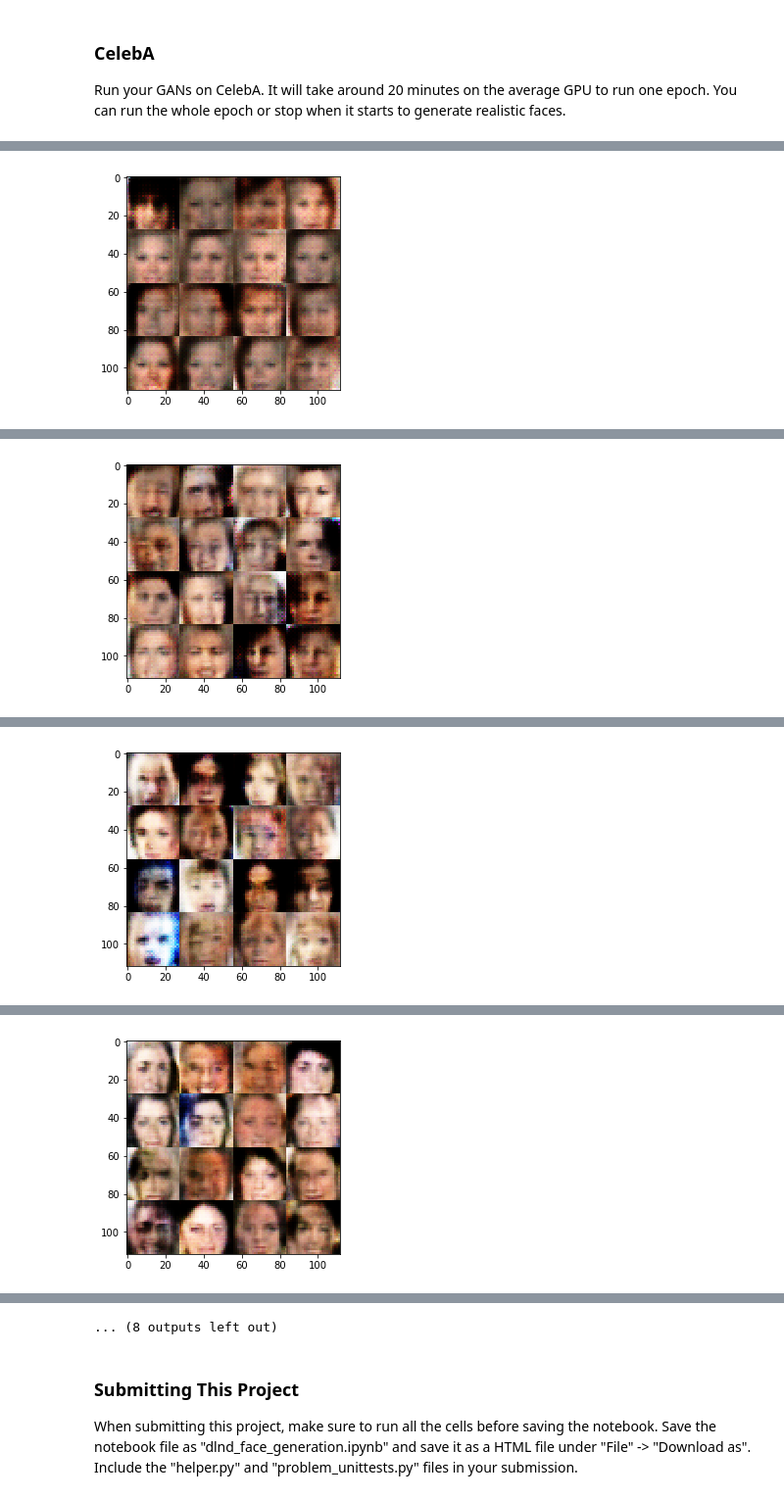
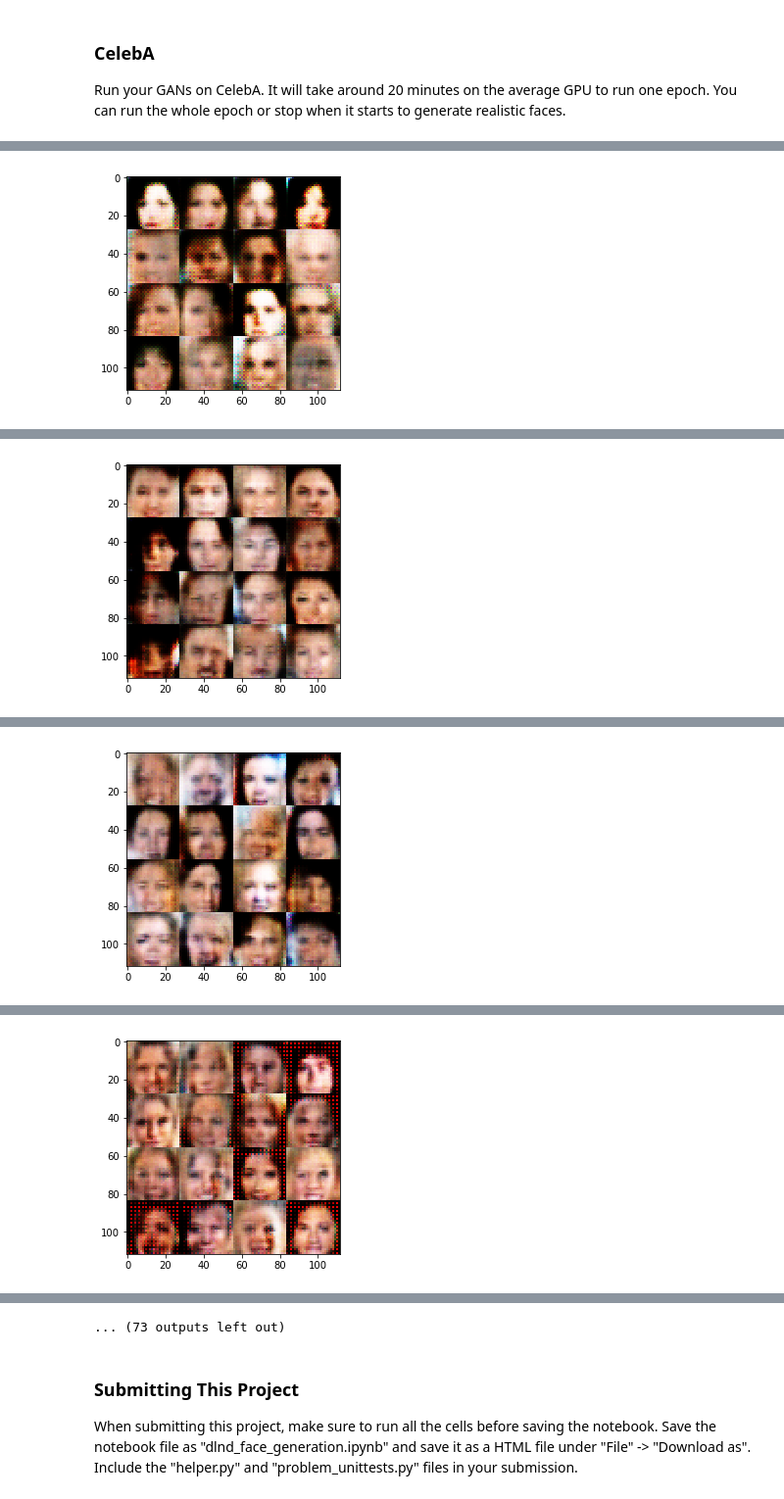
Before and after one commit to ayresbarcelos/deep-learning, a Jupyter notebook: face_generation/dlnd_face_generation.ipynb, the cells around one changed output, grey strips where cells are left out. Shown at 98% size. Cells and saved outputs as stored; diff of their text form; code cells hidden in the pictures.

```diff
--- a/face_generation/dlnd_face_generation.ipynb
+++ b/face_generation/dlnd_face_generation.ipynb
@@ -145,22 +145,22 @@ def discriminator(images, reuse=False):
     with tf.variable_scope('discriminator', reuse=reuse):
         # Input 28x28x3
 #         x1 = tf.layers.conv2d(images, 128, 3, strides=2, kernel_initializer=tf.random_normal_initializer(stddev=0.1), padding='same')
-        x1 = tf.layers.conv2d(images, 128, 3, strides=2, padding='same')
+        x1 = tf.layers.conv2d(images, 128, 3, strides=2, kernel_initializer=tf.contrib.layers.xavier_initializer(), padding='same')
         relu1 = tf.maximum(alpha * x1, x1)
         # 14x14x128
 
-        x2 = tf.layers.conv2d(relu1, 128, 5, strides=2, padding='same')
+        x2 = tf.layers.conv2d(relu1, 128, 5, strides=2, kernel_initializer=tf.contrib.layers.xavier_initializer(), padding='same')
         bn2 = tf.layers.batch_normalization(x2, training=True)
         relu2 = tf.maximum(alpha * bn2, bn2)
         # 7x7x128
 
-        x3 = tf.layers.conv2d(relu2, 256, 5, strides=2, padding='same')
+        x3 = tf.layers.conv2d(relu2, 256, 5, strides=2, kernel_initializer=tf.contrib.layers.xavier_initializer(), padding='same')
         bn3 = tf.layers.batch_normalization(x3, training=True)
         relu3 = tf.maximum(alpha * bn3, bn3)
         # 4x4x256
 
         flat = tf.reshape(relu3, (-1, 4*4*256))
-        logits = tf.layers.dense(flat, 1)
+        logits = tf.layers.dense(flat, 1, kernel_initializer=tf.contrib.layers.xavier_initializer())
         out = tf.sigmoid(logits)
 
         return out, logits
@@ -187,17 +187,17 @@ def generator(z, out_channel_dim, is_train=True):
     reuse = not is_train
     alpha = 0.1
     with tf.variable_scope('generator', reuse=reuse):
-        x1 = tf.layers.dense(z, 7*7*256)
+        x1 = tf.layers.dense(z, 7*7*128, kernel_initializer=tf.contrib.layers.xavier_initializer())
 
-        x1 = tf.reshape(x1, (-1, 7, 7, 256))
+        x1 = tf.reshape(x1, (-1, 7, 7, 128))
         x1 = tf.layers.batch_normalization(x1, training=is_train)
         x1 = tf.maximum(alpha * x1, x1)
-        # 7x7x256
+        # 7x7x128
 
-        x2 = tf.layers.conv2d_transpose(x1, 256, 5, strides=2, padding='same')
+        x2 = tf.layers.conv2d_transpose(x1, 64, 5, strides=2, kernel_initializer=tf.contrib.layers.xavier_initializer(), padding='same')
         x2 = tf.layers.batch_normalization(x2, training=is_train)
         x2 = tf.maximum(alpha * x2, x2)
-        # 14x14x256
+        # 14x14x128
 
 #         x3 = tf.layers.conv2d_transpose(x2, 256, 5, strides=2, padding='same')
 #         x3 = tf.layers.batch_normalization(x3, training=is_train)
@@ -206,7 +206,7 @@ def generator(z, out_channel_dim, is_train=True):
 
 #         logits = tf.layers.conv2d_transpose(x3, out_channel_dim, 3, strides=1, padding='same')
 
-        logits = tf.layers.conv2d_transpose(x2, out_channel_dim, 5, strides=2, padding='same')
+        logits = tf.layers.conv2d_transpose(x2, out_channel_dim, 5, strides=2, kernel_initializer=tf.contrib.layers.xavier_initializer(), padding='same')
         # 28x28xout_channel_dim
 
         out = tf.tanh(logits)
@@ -239,7 +239,8 @@ def model_loss(input_real, input_z, out_channel_dim):
     d_model_fake, d_logits_fake = discriminator(g_model, True)
 
     d_loss_real = tf.reduce_mean(
-        tf.nn.sigmoid_cross_entropy_with_logits(logits=d_logits_real, labels=tf.ones_like(d_model_real)))
+        tf.nn.sigmoid_cross_entropy_with_logits(logits=d_logits_real,
+                                                labels=tf.ones_like(d_model_real) * 0.9 ))
     d_loss_fake = tf.reduce_mean(
         tf.nn.sigmoid_cross_entropy_with_logits(logits=d_logits_fake, labels=tf.zeros_like(d_model_fake)))
     g_loss = tf.reduce_mean(
@@ -347,8 +348,8 @@ def train(epoch_count, batch_size, z_dim, learning_rate, beta1, get_batches, dat
     d_opt, g_opt = model_opt(d_loss, g_loss, lr, beta1)
 
     steps = 0
-    show_every = 100
-    print_every= 20
+    show_every = 150
+    print_every= 25
 
     with tf.Session() as sess:
         sess.run(tf.global_variables_initializer())
@@ -374,8 +375,6 @@ def train(epoch_count, batch_size, z_dim, learning_rate, beta1, get_batches, dat
 
                 if steps % show_every == 0:
                     show_generator_output(sess, 20, input_z, data_shape[3], data_image_mode)
-
-    return losses, samples
 # %% [markdown]
 ### MNIST
 Test your GANs architecture on MNIST.  After 2 epochs, the GANs should be able to generate images that look like handwritten digits.  Make sure the loss of the generator is lower than the loss of the discriminator or close to 0.
@@ -436,10 +442,10 @@ Epoch 2/2... Discriminator Loss: 0.8650... Generator Loss: 0.8056
 ### CelebA
 Run your GANs on CelebA.  It will take around 20 minutes on the average GPU to run one epoch.  You can run the whole epoch or stop when it starts to generate realistic faces.
 # %%
-batch_size = 200
+batch_size = 32
 z_dim = 100
-learning_rate = 0.0008
-beta1 = 0.5
+learning_rate = 0.0004
+beta1 = 0.1
 
 
 """
@@ -466 +474 @@ Epoch 1/1... Discriminator Loss: 0.9959... Generator Loss: 2.9572
-[figure, old version]
+[figure, new version]
@@ -472 +481 @@ Epoch 1/1... Discriminator Loss: 1.5805... Generator Loss: 0.3398
-[figure, old version]
+[figure, new version]
@@ -478 +488 @@ Epoch 1/1... Discriminator Loss: 1.0692... Generator Loss: 0.5616
-[figure, old version]
+[figure, new version]
@@ -484 +495 @@ Epoch 1/1... Discriminator Loss: 1.5654... Generator Loss: 2.7778
-[figure, old version]
+[figure, new version]
@@ -491,4 +503,4 @@ Epoch 1/1... Discriminator Loss: 0.6459... Generator Loss: 1.1368
-... (8 outputs left out)
+... (73 outputs left out)
 # %% [markdown]
 ### Submitting This Project
 When submitting this project, make sure to run all the cells before saving the notebook. Save the notebook file as "dlnd_face_generation.ipynb" and save it as a HTML file under "File" -> "Download as". Include the "helper.py" and "problem_unittests.py" files in your submission.
```
Also changed, not shown: parts of 2 cells of this notebook.
